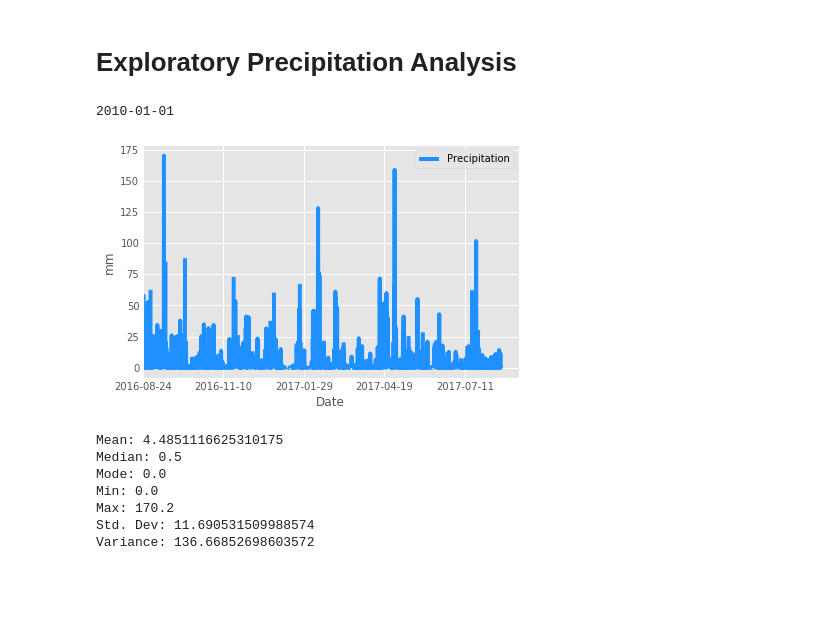
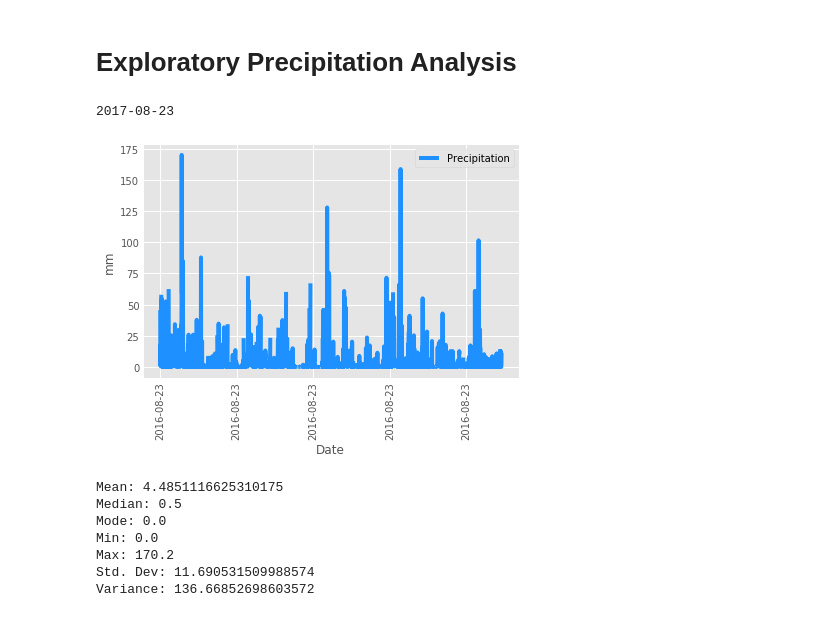
Before and after one commit to BA-BEL/sqlalchemy-challenge, a Jupyter notebook: SurfsUp/climate.ipynb, the cells around one changed output. Cells and saved outputs as stored; diff of their text form; code cells hidden in the pictures; blank space fills up the shorter version.

```diff
--- a/SurfsUp/climate.ipynb
+++ b/SurfsUp/climate.ipynb
@@ -41,44 +41,44 @@ session = Session(bind = engine)
 # %%
 #   Find the most recent date of the dataset
 
-data, = session.query(Measurement.date).order_by(Measurement.date).first()
+data, = session.query(Measurement.date).order_by(Measurement.date.desc()).first()
 
 # Print
 print(data)
 # %% [output]
-2010-01-01
+2017-08-23
 # %%
 #   Design a query to retrieve the last 12 months of precipitation data and plot the results/
 #   Starting from the most recent data point in the database.
 
 #   Calculate the date one year from the last date in the dataset
 data, = session.query(Measurement.date).order_by(Measurement.date.desc()).first()
 
-date = dt.datetime.strptime(data, "%Y-%m-%d") - dt.timedelta(365)
+date = dt.date(2017, 8, 23) - dt.timedelta(365)
 
 #   Perform a query to retrieve the data and precipitation scores
 
 prcpquery = session.query(Measurement.date, Measurement.prcp)\
             .filter(Measurement.date >= date).all()
 
 #   Save the query results as a Pandas DataFrame and set the index to the date column
 
 df = pd.DataFrame(prcpquery, columns = ["Date", "Precipitation"])
 df = df.set_index("Date")
 
 #   Sort the dataframe by date
 
 df = df.sort_index(ascending= True)
 
 #   Use Pandas Plotting with Matplotlib to plot the data
 df.reset_index(inplace = True)
 df_plot = df.plot.line(x = "Date", y = "Precipitation", c = "dodgerblue")
 df_plot.set_ylabel("mm")
-df_plot.set_xlim(0)
+df_plot.set_xticklabels(df["Date"],rotation = 90)
 
 plt.show()
 # %% [output]
-[figure, old version]
+[figure, new version]
 # %%
 #   Use Pandas to calculate the summary statistics for the precipitation data
 
```
Also changed, not shown: parts of 1 cell of this notebook, 8 other files.
